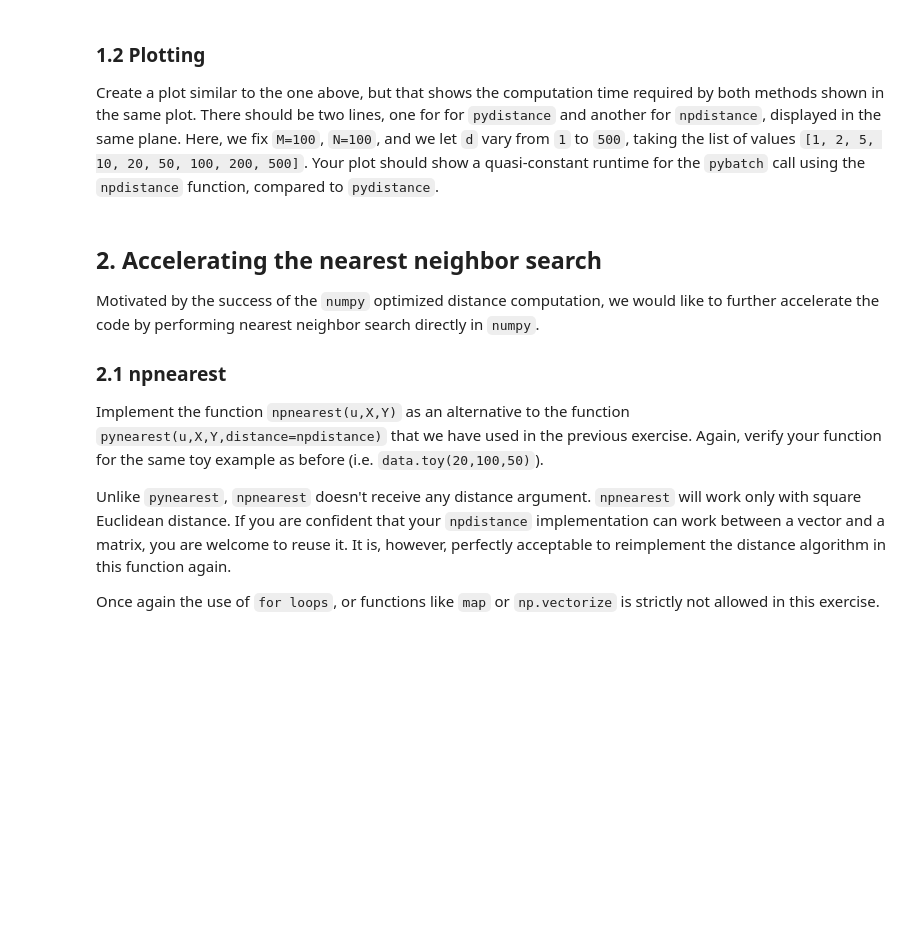
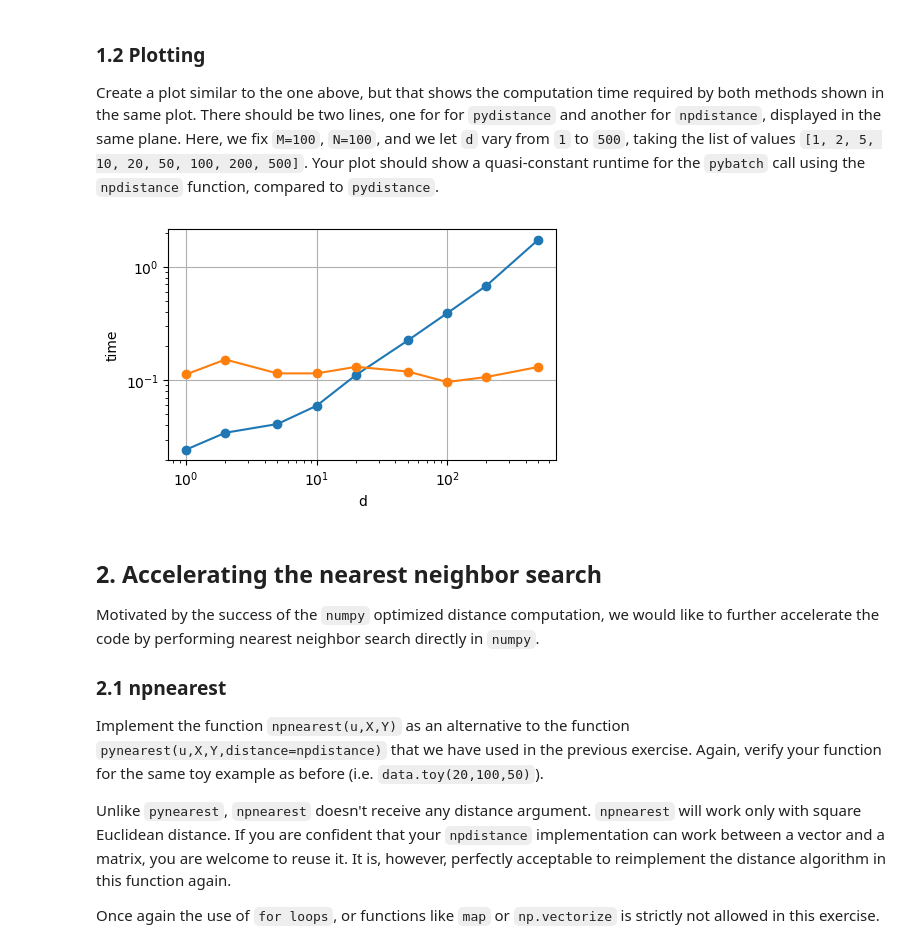
Before and after one commit to Mxbach/PyML, a Jupyter notebook: homework2-numpy/numpy.ipynb, the cells around one changed output. Saved outputs shown, nothing was run; the diff lists cells and outputs as text; code cells hidden in the pictures; blank space fills up the shorter version.

```diff
--- a/homework2-numpy/numpy.ipynb
+++ b/homework2-numpy/numpy.ipynb
@@ -352,8 +365,10 @@ def npdistance(x1: np.ndarray, x2: np.ndarray) -> float:
     Returns:
         float: The distance between the two vectors x1, x2
     """
+    x1 = np.array(x1)
+    x2 = np.array(x2)
 
-### Please enter your solution here ###
+    return np.sum(np.dot(x1 - x2, x1 - x2))
 # %%
 # Verify your function
 def test_npdistance():
@@ -398,3 +418,34 @@ import matplotlib.pyplot as plt
+# %%
+import timeit
+from statistics import mean
+
+# Values for the number of dimensions d to test
+dlist = [1, 2, 5, 10, 20, 50, 100, 200, 500]
+
+# Measure the computation time for each choice of number of dimensions d
+tlist_py = []
+tlist_np = []
+for d in dlist:
+    U, X, Y = data.toy(100, 100, d)
+    # get the average of three runs
+    tlist_py.append(mean(timeit.repeat(lambda: pybatch(U, X, Y), number=1, repeat=3)))
+    tlist_np.append(mean(timeit.repeat(lambda: pybatch(U, X, Y, distance=npdistance), number=1, repeat=3)))
+
+# Create new figure
+fig = plt.figure(figsize=(5, 3))
+# Plot values
+plt.plot(dlist, tlist_py, "-o", label="pydistance")
+plt.plot(dlist, tlist_np, "-o", label="npdistance")
+# Add labels
+plt.xlabel("d")
+plt.ylabel("time")
+# Add grid
+plt.grid(True)
+# Set log scale
+plt.xscale("log")
+plt.yscale("log")
+# %% [output]
+[figure, added]
 # %% [markdown]
 ## 2. Accelerating the nearest neighbor search
 
```
Also changed, not shown: parts of 8 cells of this notebook.
